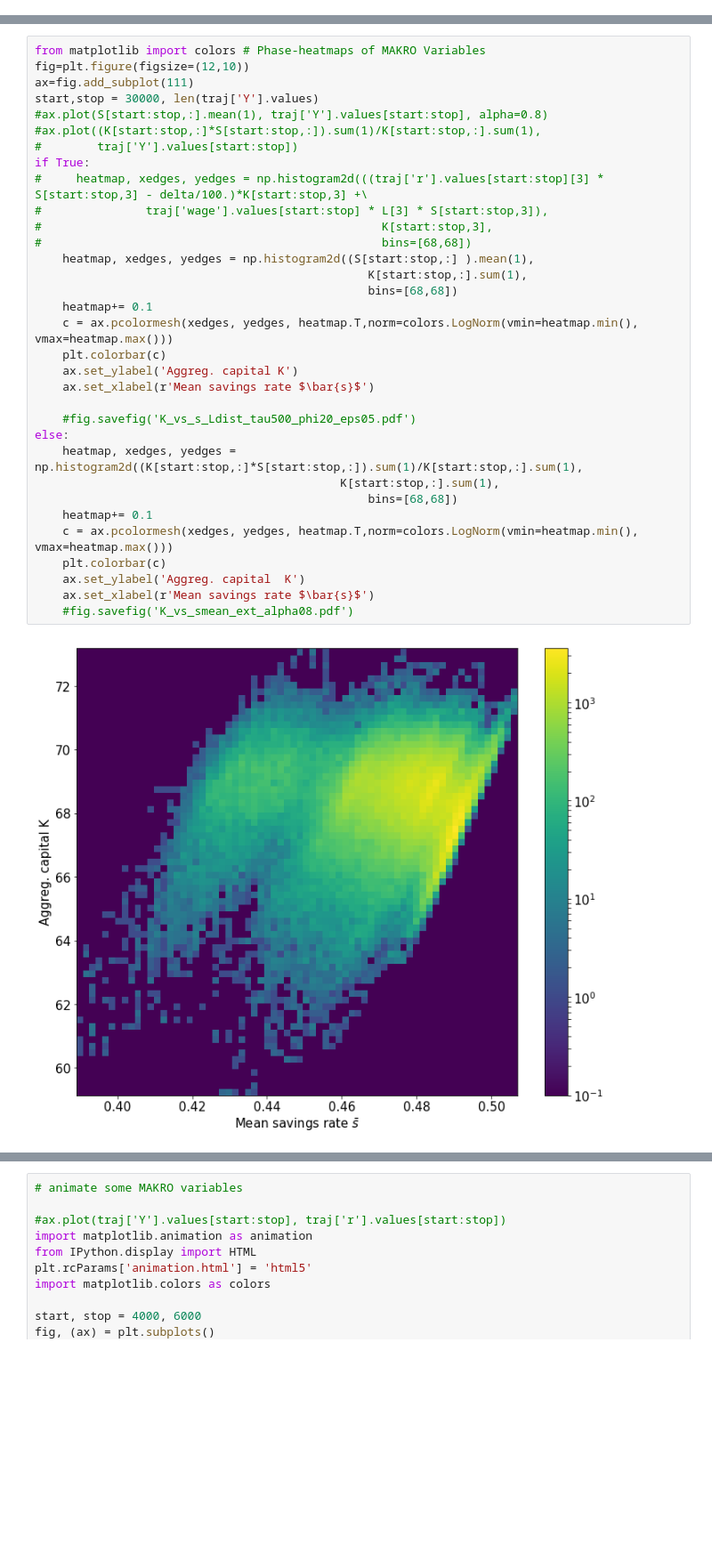
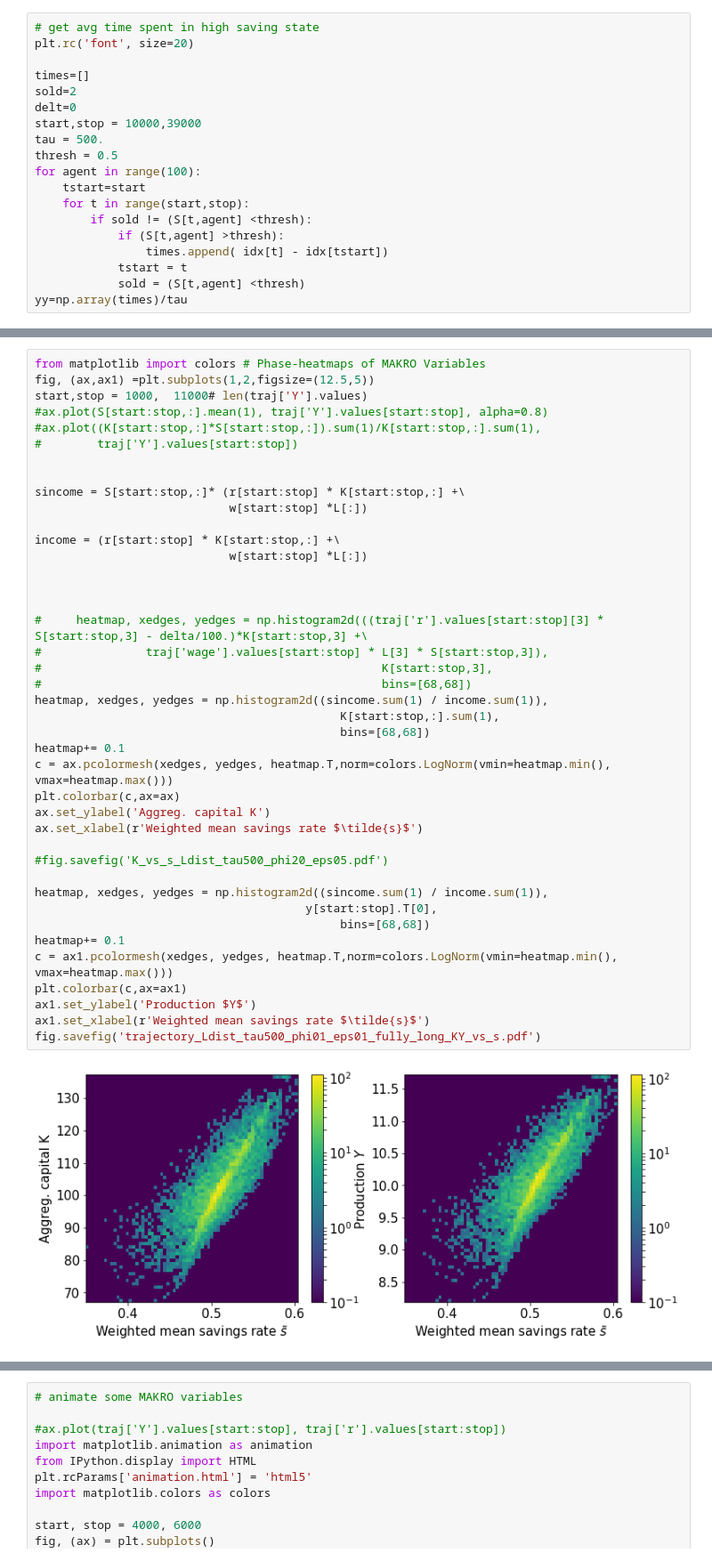
Before and after one commit to jakobkolb/pysave, a Jupyter notebook: pysave/model/Wippe.ipynb, the cells around one changed output, grey strips where cells are left out. Shown at 89% size. Cells and saved outputs as stored; diff of their text form; blank space fills up the shorter version.

```diff
--- a/pysave/model/Wippe.ipynb
+++ b/pysave/model/Wippe.ipynb
@@ -279,0 +292,19 @@ ax.set_xlabel('Time')
+# %%
+# get avg time spent in high saving state
+plt.rc('font', size=20)
+
+times=[]
+sold=2
+delt=0
+start,stop = 10000,39000
+tau = 500.
+thresh = 0.5
+for agent in range(100):
+    tstart=start
+    for t in range(start,stop):
+        if sold != (S[t,agent] <thresh):
+            if (S[t,agent] >thresh):
+                times.append( idx[t] - idx[tstart])
+            tstart = t
+            sold = (S[t,agent] <thresh)
+yy=np.array(times)/tau
@@ -280,35 +368,43 @@ ax.set_xlabel('Time')
 # %%
 from matplotlib import colors # Phase-heatmaps of MAKRO Variables
-fig=plt.figure(figsize=(12,10))
-ax=fig.add_subplot(111)
-start,stop = 30000, len(traj['Y'].values)
+fig, (ax,ax1) =plt.subplots(1,2,figsize=(12.5,5))
+start,stop = 1000,  11000# len(traj['Y'].values)
 #ax.plot(S[start:stop,:].mean(1), traj['Y'].values[start:stop], alpha=0.8)
 #ax.plot((K[start:stop,:]*S[start:stop,:]).sum(1)/K[start:stop,:].sum(1),
 #        traj['Y'].values[start:stop])
-if True:
+
+
+sincome = S[start:stop,:]* (r[start:stop] * K[start:stop,:] +\
+                            w[start:stop] *L[:])
+
+income = (r[start:stop] * K[start:stop,:] +\
+                            w[start:stop] *L[:])
+
+
+
 #     heatmap, xedges, yedges = np.histogram2d(((traj['r'].values[start:stop][3] * S[start:stop,3] - delta/100.)*K[start:stop,3] +\
 #               traj['wage'].values[start:stop] * L[3] * S[start:stop,3]),
 #                                                 K[start:stop,3],
 #                                                 bins=[68,68])
-    heatmap, xedges, yedges = np.histogram2d((S[start:stop,:] ).mean(1),
-                                                K[start:stop,:].sum(1),
-                                                bins=[68,68])
-    heatmap+= 0.1
-    c = ax.pcolormesh(xedges, yedges, heatmap.T,norm=colors.LogNorm(vmin=heatmap.min(), vmax=heatmap.max()))
-    plt.colorbar(c)
-    ax.set_ylabel('Aggreg. capital K')
-    ax.set_xlabel(r'Mean savings rate $\bar{s}$')
+heatmap, xedges, yedges = np.histogram2d((sincome.sum(1) / income.sum(1)),
+                                            K[start:stop,:].sum(1),
+                                            bins=[68,68])
+heatmap+= 0.1
+c = ax.pcolormesh(xedges, yedges, heatmap.T,norm=colors.LogNorm(vmin=heatmap.min(), vmax=heatmap.max()))
+plt.colorbar(c,ax=ax)
+ax.set_ylabel('Aggreg. capital K')
+ax.set_xlabel(r'Weighted mean savings rate $\tilde{s}$')
 
-    #fig.savefig('K_vs_s_Ldist_tau500_phi20_eps05.pdf')
-else:
-    heatmap, xedges, yedges = np.histogram2d((K[start:stop,:]*S[start:stop,:]).sum(1)/K[start:stop,:].sum(1),
-                                            K[start:stop,:].sum(1),
-                                                bins=[68,68])
-    heatmap+= 0.1
-    c = ax.pcolormesh(xedges, yedges, heatmap.T,norm=colors.LogNorm(vmin=heatmap.min(), vmax=heatmap.max()))
-    plt.colorbar(c)
-    ax.set_ylabel('Aggreg. capital  K')
-    ax.set_xlabel(r'Mean savings rate $\bar{s}$')
-    #fig.savefig('K_vs_smean_ext_alpha08.pdf')
+#fig.savefig('K_vs_s_Ldist_tau500_phi20_eps05.pdf')
+
+heatmap, xedges, yedges = np.histogram2d((sincome.sum(1) / income.sum(1)),
+                                       y[start:stop].T[0],
+                                            bins=[68,68])
+heatmap+= 0.1
+c = ax1.pcolormesh(xedges, yedges, heatmap.T,norm=colors.LogNorm(vmin=heatmap.min(), vmax=heatmap.max()))
+plt.colorbar(c,ax=ax1)
+ax1.set_ylabel('Production $Y$')
+ax1.set_xlabel(r'Weighted mean savings rate $\tilde{s}$')
+fig.savefig('trajectory_Ldist_tau500_phi01_eps01_fully_long_KY_vs_s.pdf')
 # %% [output]
-[figure, old version]
+[figure, new version]
```
Also changed, not shown: parts of 37 cells of this notebook, 20 other files.
